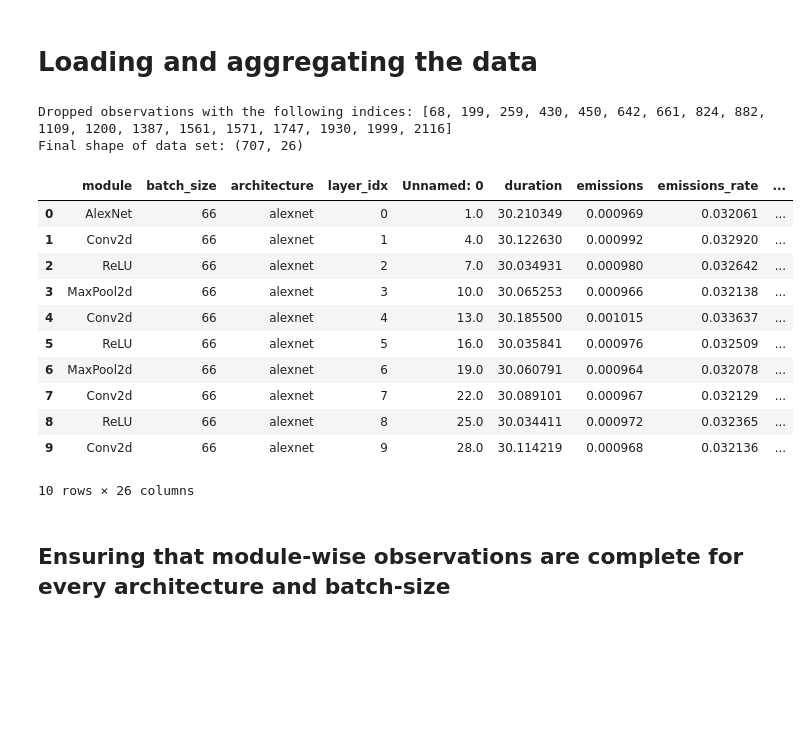
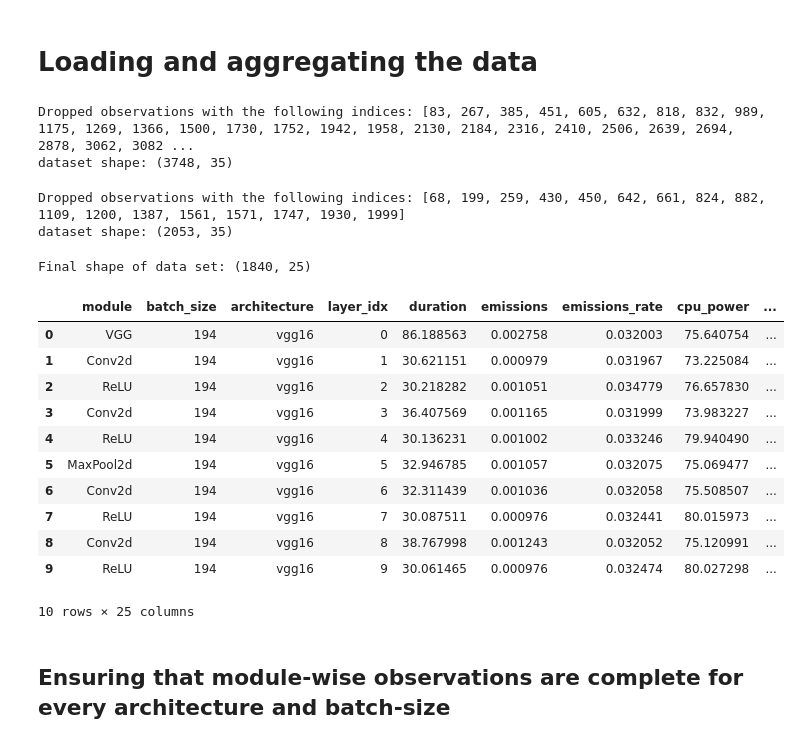
Before and after one commit to JohannesGetzner/dl-energy-estimator, a Jupyter notebook: experiments/module-wise-energy-analysis.ipynb, the cells around one changed output. Cells and saved outputs as stored; diff of their text form; code cells hidden in the pictures; blank space fills up the shorter version.

```diff
--- a/experiments/module-wise-energy-analysis.ipynb
+++ b/experiments/module-wise-energy-analysis.ipynb
@@ -25,31 +25,49 @@ architectures_dict = {
 }
 # %% [markdown]
 # Loading and aggregating the data
+# %%
+d1 = parse_codecarbon_output(
+    '../data/architectures/00_architectures-layerwise-raw.csv',
+    False,
+    ('../data/architectures/00_architectures-layerwise-slurm-log.out','architectures',False,3)
+)
+print("dataset shape:", d1.shape)
+# %% [output]
+Dropped observations with the following indices: [83, 267, 385, 451, 605, 632, 818, 832, 989, 1175, 1269, 1366, 1500, 1730, 1752, 1942, 1958, 2130, 2184, 2316, 2410, 2506, 2639, 2694, 2878, 3062, 3082 ...
+dataset shape: (3748, 35)
+# %%
+d2 = parse_codecarbon_output(
+    '../data/architectures/01_architectures-layerwise-raw.csv',
+    False,
+    ('../data/architectures/01_architectures-layerwise-slurm-log.out','architectures',False,3)
+)
+print("dataset shape:", d2.shape)
+# %% [output]
+Dropped observations with the following indices: [68, 199, 259, 430, 450, 642, 661, 824, 882, 1109, 1200, 1387, 1561, 1571, 1747, 1930, 1999]
+dataset shape: (2053, 35)
 # %%
-df_unnormalized = pd.read_csv('../data/architectures-energies-2-parsed.csv')
+df_unnormalized = pd.concat([d1,d2])
 df = preprocess_and_normalize_energy_data(
     df_unnormalized,
     ['module','batch_size','architecture','layer_idx'],
-    aggregate=True,
-    slurm_log_info=('../data/slurm-7520393.out','architectures'),
-    num_repeat_config=3
+    aggregate=True
 )
+df["layer_idx"] = pd.to_numeric(df['layer_idx'])
 df.head(n=10)
 # %% [output]
-Dropped observations with the following indices: [68, 199, 259, 430, 450, 642, 661, 824, 882, 1109, 1200, 1387, 1561, 1571, 1747, 1930, 1999, 2116]
-Final shape of data set: (707, 26)
+Final shape of data set: (1840, 25)
-|  | module | batch_size | architecture | layer_idx | Unnamed: 0 | duration | emissions | emissions_rate | ... |
-| 0 | AlexNet | 66 | alexnet | 0 | 1.0 | 30.210349 | 0.000969 | 0.032061 | ... |
-| 1 | Conv2d | 66 | alexnet | 1 | 4.0 | 30.122630 | 0.000992 | 0.032920 | ... |
-| 2 | ReLU | 66 | alexnet | 2 | 7.0 | 30.034931 | 0.000980 | 0.032642 | ... |
-| 3 | MaxPool2d | 66 | alexnet | 3 | 10.0 | 30.065253 | 0.000966 | 0.032138 | ... |
-| 4 | Conv2d | 66 | alexnet | 4 | 13.0 | 30.185500 | 0.001015 | 0.033637 | ... |
-| 5 | ReLU | 66 | alexnet | 5 | 16.0 | 30.035841 | 0.000976 | 0.032509 | ... |
-| 6 | MaxPool2d | 66 | alexnet | 6 | 19.0 | 30.060791 | 0.000964 | 0.032078 | ... |
-| 7 | Conv2d | 66 | alexnet | 7 | 22.0 | 30.089101 | 0.000967 | 0.032129 | ... |
-| 8 | ReLU | 66 | alexnet | 8 | 25.0 | 30.034411 | 0.000972 | 0.032365 | ... |
-| 9 | Conv2d | 66 | alexnet | 9 | 28.0 | 30.114219 | 0.000968 | 0.032136 | ... |
+|  | module | batch_size | architecture | layer_idx | duration | emissions | emissions_rate | cpu_power | ... |
+| 0 | VGG | 194 | vgg16 | 0 | 86.188563 | 0.002758 | 0.032003 | 75.640754 | ... |
+| 1 | Conv2d | 194 | vgg16 | 1 | 30.621151 | 0.000979 | 0.031967 | 73.225084 | ... |
+| 2 | ReLU | 194 | vgg16 | 2 | 30.218282 | 0.001051 | 0.034779 | 76.657830 | ... |
+| 3 | Conv2d | 194 | vgg16 | 3 | 36.407569 | 0.001165 | 0.031999 | 73.983227 | ... |
+| 4 | ReLU | 194 | vgg16 | 4 | 30.136231 | 0.001002 | 0.033246 | 79.940490 | ... |
+| 5 | MaxPool2d | 194 | vgg16 | 5 | 32.946785 | 0.001057 | 0.032075 | 75.069477 | ... |
+| 6 | Conv2d | 194 | vgg16 | 6 | 32.311439 | 0.001036 | 0.032058 | 75.508507 | ... |
+| 7 | ReLU | 194 | vgg16 | 7 | 30.087511 | 0.000976 | 0.032441 | 80.015973 | ... |
+| 8 | Conv2d | 194 | vgg16 | 8 | 38.767998 | 0.001243 | 0.032052 | 75.120991 | ... |
+| 9 | ReLU | 194 | vgg16 | 9 | 30.061465 | 0.000976 | 0.032474 | 80.027298 | ... |
-10 rows × 26 columns
+10 rows × 25 columns
 # %% [markdown]
 ## Ensuring that module-wise observations are complete for every architecture and batch-size
 # %%
```
Also changed, not shown: parts of 5 cells of this notebook, 13 other files.
